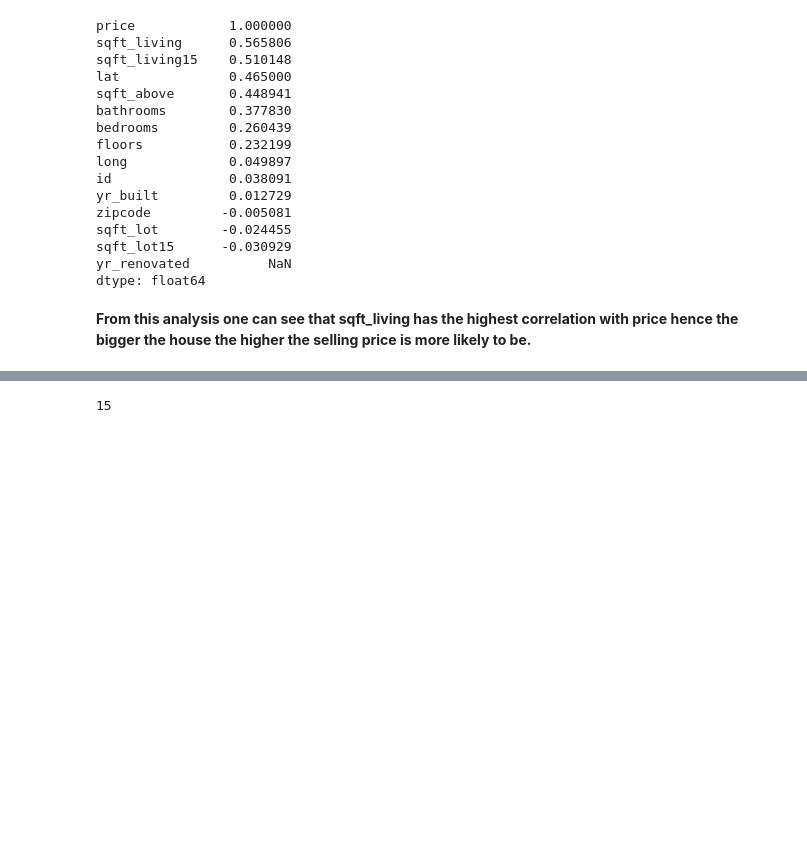
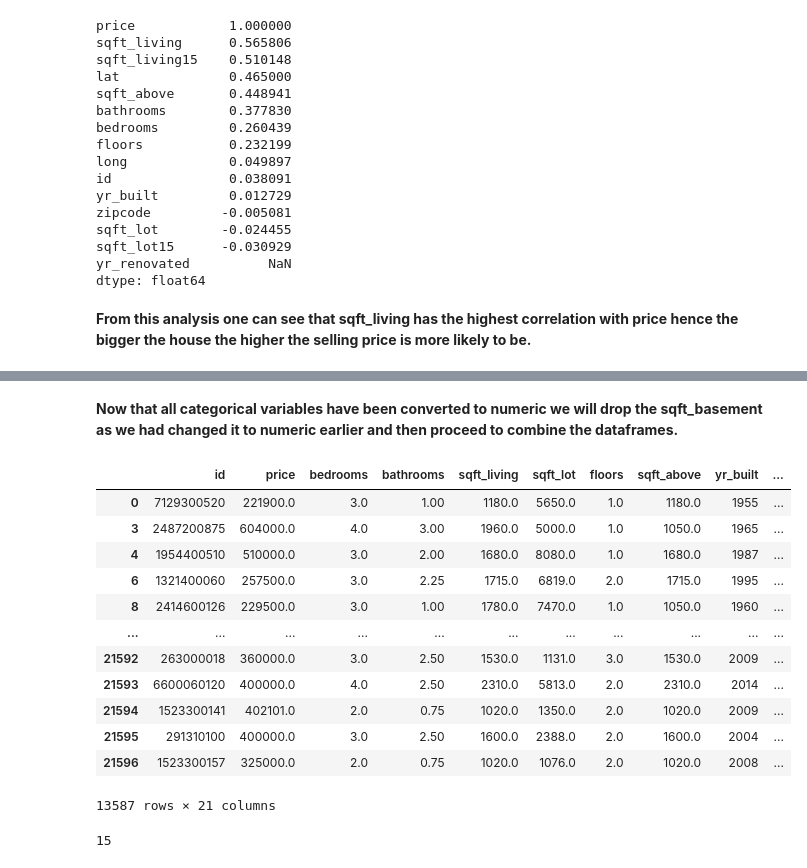
Before and after one commit to DennisWainaina/Megamax-Real-Estate-House-Project, a Jupyter notebook: index.ipynb, the cells around one changed output, grey strips where cells are left out. Cells and saved outputs as stored; diff of their text form; code cells hidden in the pictures; blank space fills up the shorter version.

Commit message:
Converted categorical variables to numeric and created a new dataframe with the numeric and converted categorical variables.

```diff
--- a/index.ipynb
+++ b/index.ipynb
@@ -523,0 +625,12 @@ dtype: float64
+# %%
+# Seeing unique values
+categorical_df['waterfront'].unique()
+
+# Replacement dictionary
+waterfront_dict = {'NO': 0, 'YES': 1}
+
+# Replacing
+categorical_df['waterfront'] = categorical_df['waterfront'].replace(waterfront_dict)
+
+# Seeing results
+categorical_df
@@ -523,0 +658,8 @@ dtype: float64
+# %%
+categorical_df['view'].unique()
+
+view_dict = {'NONE': 0, 'FAIR': 1, 'AVERAGE': 2, 'GOOD': 3, 'EXCELLENT': 4}
+
+categorical_df['view'] = categorical_df['view'].replace(view_dict)
+
+categorical_df
@@ -523,0 +687,12 @@ dtype: float64
+# %%
+# Seeing unique values
+categorical_df.grade.unique()
+
+# Dictionary used for replacing
+grade_dict = {'3 Poor': 1, '4 Low': 2, '5 Fair': 3, '6 Low Average': 4, '7 Average': 5, '8 Good': 6, '9 Better': 7, '10 Very Good': 8, '11 Excellent': 9, '12 Luxury': 10, '13 Mansion': 11}
+
+# Replacing with values in the dictionary
+categorical_df['grade'] = categorical_df['grade'].replace(grade_dict)
+
+# Seeing results
+categorical_df
@@ -524,3 +718,27 @@ dtype: float64
+# %% [markdown]
+**Now that all categorical variables have been converted to numeric we will drop the sqft_basement as we had changed it to numeric earlier and then proceed to combine the dataframes.**
+# %%
+# Dropping sqft_basement column
+# categorical_df.drop('sqft_basement', axis=1, inplace=True)
+
+# Combining dataframe
+combined_df = new_df.join(categorical_df)
+
+combined_df
+# %% [output]
+|  | id | price | bedrooms | bathrooms | sqft_living | sqft_lot | floors | sqft_above | yr_built | ... |
+| 0 | 7129300520 | 221900.0 | 3.0 | 1.00 | 1180.0 | 5650.0 | 1.0 | 1180.0 | 1955 | ... |
+| 3 | 2487200875 | 604000.0 | 4.0 | 3.00 | 1960.0 | 5000.0 | 1.0 | 1050.0 | 1965 | ... |
+| 4 | 1954400510 | 510000.0 | 3.0 | 2.00 | 1680.0 | 8080.0 | 1.0 | 1680.0 | 1987 | ... |
+| 6 | 1321400060 | 257500.0 | 3.0 | 2.25 | 1715.0 | 6819.0 | 2.0 | 1715.0 | 1995 | ... |
+| 8 | 2414600126 | 229500.0 | 3.0 | 1.00 | 1780.0 | 7470.0 | 1.0 | 1050.0 | 1960 | ... |
+| ... | ... | ... | ... | ... | ... | ... | ... | ... | ... | ... |
+| 21592 | 263000018 | 360000.0 | 3.0 | 2.50 | 1530.0 | 1131.0 | 3.0 | 1530.0 | 2009 | ... |
+| 21593 | 6600060120 | 400000.0 | 4.0 | 2.50 | 2310.0 | 5813.0 | 2.0 | 2310.0 | 2014 | ... |
+| 21594 | 1523300141 | 402101.0 | 2.0 | 0.75 | 1020.0 | 1350.0 | 2.0 | 1020.0 | 2009 | ... |
+| 21595 | 291310100 | 400000.0 | 3.0 | 2.50 | 1600.0 | 2388.0 | 2.0 | 1600.0 | 2004 | ... |
+| 21596 | 1523300157 | 325000.0 | 2.0 | 0.75 | 1020.0 | 1076.0 | 2.0 | 1020.0 | 2008 | ... |
+13587 rows × 21 columns
 # %%
 len(new_df.columns)
 # %% [output]
```
Also changed, not shown: parts of 11 cells of this notebook.
